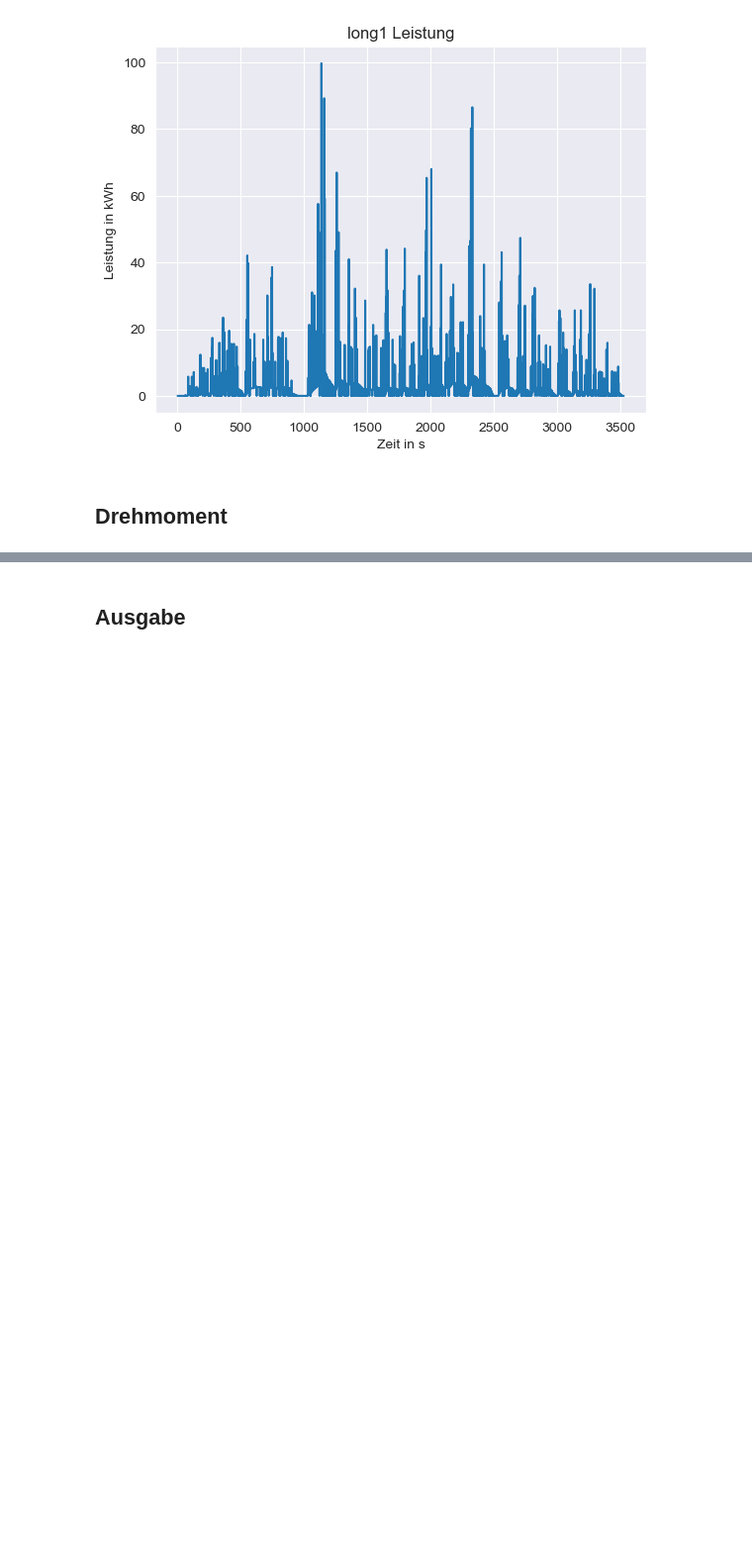
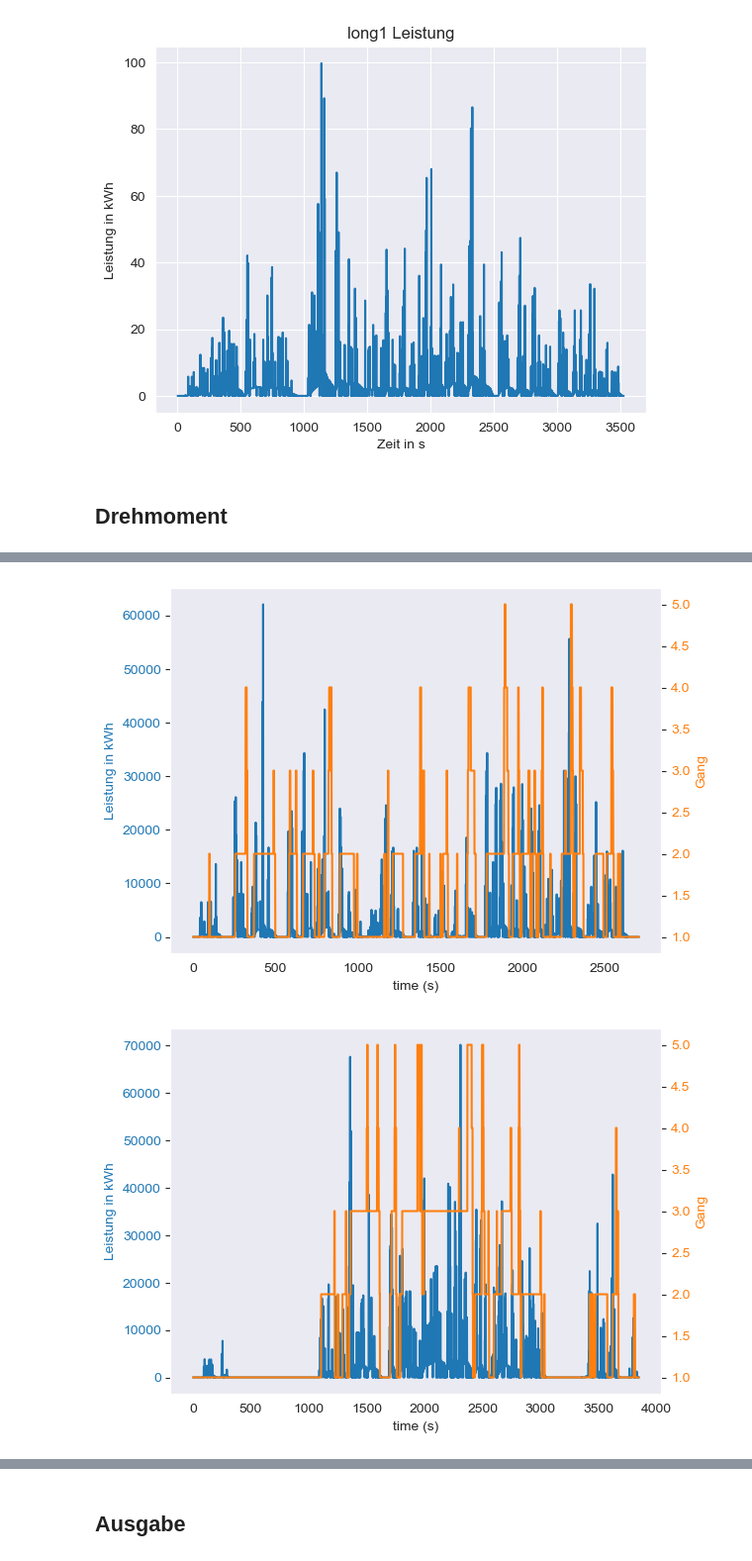
Before and after one commit to camila-duarte/verbrennungsmotoren, a Jupyter notebook: Berechnungen.ipynb, the cells around one changed output, grey strips where cells are left out. Shown at 99% size. Cells and saved outputs as stored; diff of their text form; code cells hidden in the pictures; blank space fills up the shorter version.

```diff
--- a/Berechnungen.ipynb
+++ b/Berechnungen.ipynb
@@ -196,0 +197,24 @@ for i in range(length):
+# %%
+# Leistung und Gang
+for i in range (1,length):
+    fig, ax1 = plt.subplots()
+
+    color = "tab:blue"
+    ax1.set_xlabel('time (s)')
+    ax1.set_ylabel('Leistung in kWh', color=color)
+    ax1.plot(data[i]["LEISTUNG"], color=color)
+    ax1.tick_params(axis='y', labelcolor=color)
+    plt.grid(False)
+
+    ax2 = ax1.twinx()
+
+    color = 'tab:orange'
+    ax2.set_ylabel('Gang', color=color)
+    ax2.plot(data[i]["GANG"], color=color)
+    ax2.tick_params(axis='y', labelcolor=color)
+    plt.grid(False)
+    plt.savefig(graphs+"drehmoment_leistung_"+names[i]+".png",dpi=300)
+    plt.show()
+# %% [output]
+[figure, added]
+[figure, added]
```
Also changed, not shown: parts of 4 cells of this notebook, 24 other files.
